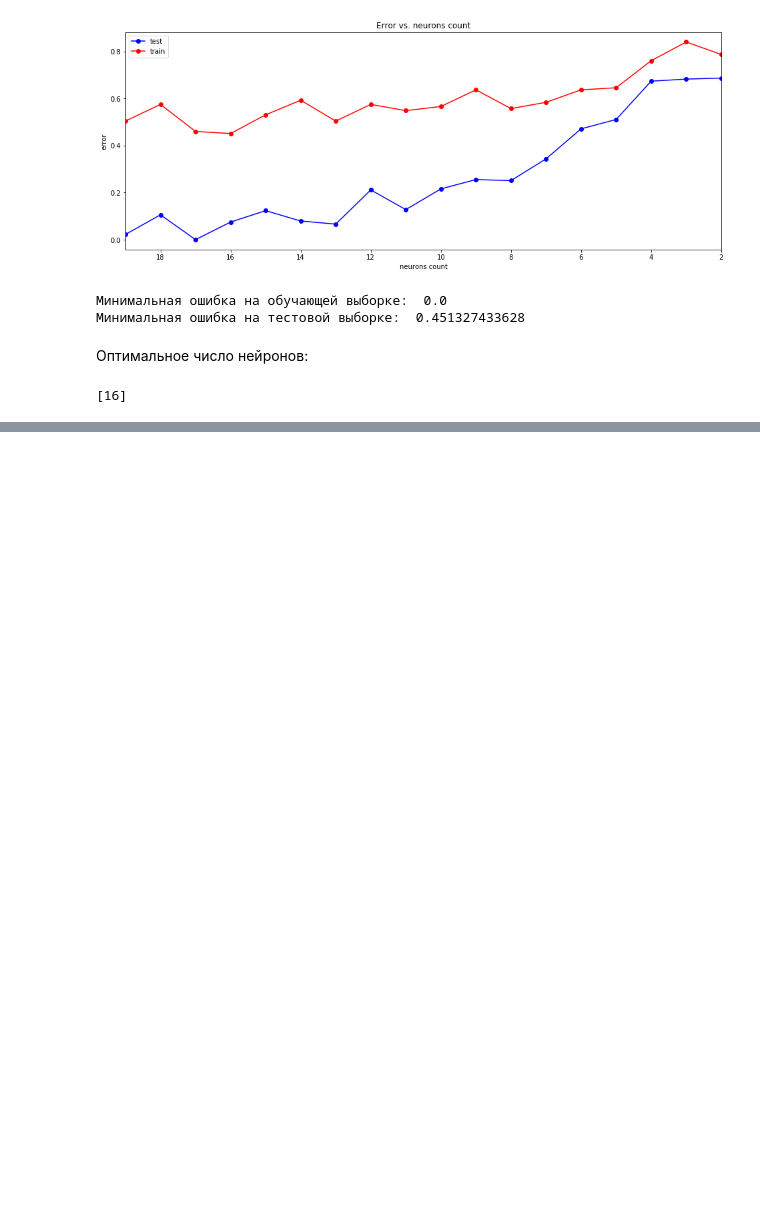
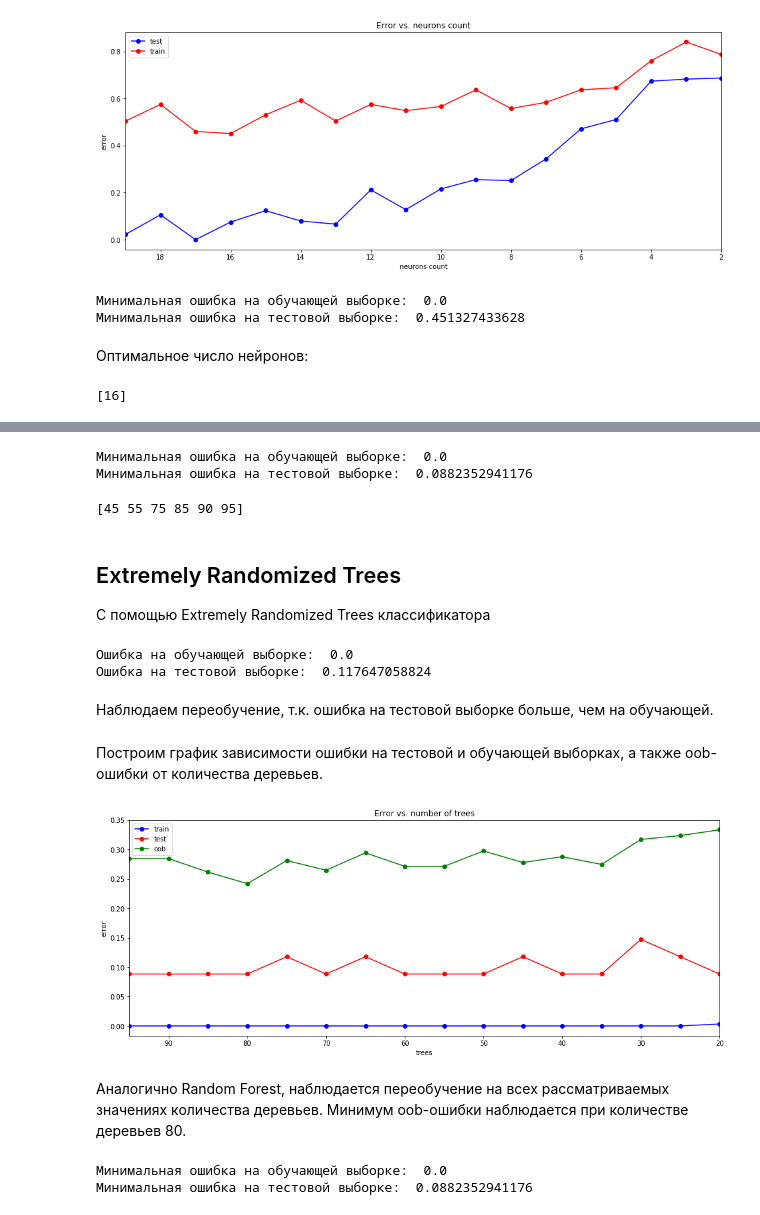
Before and after one commit to DmitryNakhimovich/ML_homework_1, a Jupyter notebook: Nakhimovich_lab_1.ipynb, the cells around one changed output, grey strips where cells are left out. Saved outputs shown, nothing was run; the diff lists cells and outputs as text; code cells hidden in the pictures; blank space fills up the shorter version.

```diff
--- a/Nakhimovich_lab_1.ipynb
+++ b/Nakhimovich_lab_1.ipynb
@@ -642,0 +706,75 @@ neurons_opt = neurons_opt[0]
+# %%
+# Минимальное значение ошибки:
+min_train_err = np.min(train_err)
+min_test_err = np.min(test_err)
+
+print("Минимальная ошибка на обучающей выборке: ", min_train_err)
+print("Минимальная ошибка на тестовой выборке: ", min_test_err)
+# %% [output]
+Минимальная ошибка на обучающей выборке:  0.0
+Минимальная ошибка на тестовой выборке:  0.0882352941176
+# %%
+# Оптимальное количество деревьев:
+trees_opt = trees_arr[test_err == min_test_err]
+print(trees_opt)
+# %% [output]
+[45 55 75 85 90 95]
+# %% [markdown]
+## Extremely Randomized Trees
+С помощью Extremely Randomized Trees классификатора
+# %%
+# Обучаем классификатор вида Extremely Randomized Trees
+ert = ensemble.ExtraTreesClassifier(n_estimators = 50) # n_estimators = 50 (кол-во построенных деревьев)
+ert.fit(X_train, y_train)
+
+# Проверим качество классификатора по величине ошибки на тестовой и обучающей выборках
+err_train = np.mean(y_train != ert.predict(X_train))
+err_test  = np.mean(y_test  != ert.predict(X_test))
+
+print("Ошибка на обучающей выборке: ", err_train)
+print("Ошибка на тестовой выборке: ", err_test)
+# %% [output]
+Ошибка на обучающей выборке:  0.0
+Ошибка на тестовой выборке:  0.117647058824
+# %% [markdown]
+Наблюдаем переобучение, т.к. ошибка на тестовой выборке больше, чем на обучающей.
+# %% [markdown]
+
+Построим график зависимости ошибки на тестовой и обучающей выборках, а также oob-ошибки от количества деревьев.
+# %%
+# Вычислим значения ошибок для различных деревьев
+trees_arr = np.arange(20, 100, 5)
+test_err = []
+train_err = []
+oob_err = []
+for trees in trees_arr:
+    rf = ensemble.RandomForestClassifier(n_estimators = trees, oob_score=True)
+    rf.fit(X_train, y_train)
+    train_err.append(np.mean(y_train != rf.predict(X_train)))
+    test_err.append(np.mean(y_test  != rf.predict(X_test)))
+    oob_err.append(1 - rf.oob_score_)
+# Построим график величины ошибки от количества деревьев
+plt.figure(figsize = (16, 6))
+plt.plot(trees_arr, train_err, 'b-o', label = 'train')
+plt.plot(trees_arr, test_err, 'r-o', label = 'test')
+plt.plot(trees_arr, oob_err, 'g-o', label = 'oob')
+plt.xlim([np.max(trees_arr), np.min(trees_arr)])
+plt.title('Error vs. number of trees')
+plt.xlabel('trees')
+plt.ylabel('error')
+plt.legend()
+pass
+# %% [output]
+[figure, added]
+# %% [markdown]
+Аналогично Random Forest, наблюдается переобучение на всех рассматриваемых значениях количества деревьев. Минимум oob-ошибки наблюдается при количестве деревьев 80.
+# %%
+# Минимальное значение ошибки:
+min_train_err = np.min(train_err)
+min_test_err = np.min(test_err)
+
+print("Минимальная ошибка на обучающей выборке: ", min_train_err)
+print("Минимальная ошибка на тестовой выборке: ", min_test_err)
+# %% [output]
+Минимальная ошибка на обучающей выборке:  0.0
+Минимальная ошибка на тестовой выборке:  0.0882352941176
```
Also changed, not shown: parts of 27 cells of this notebook.
